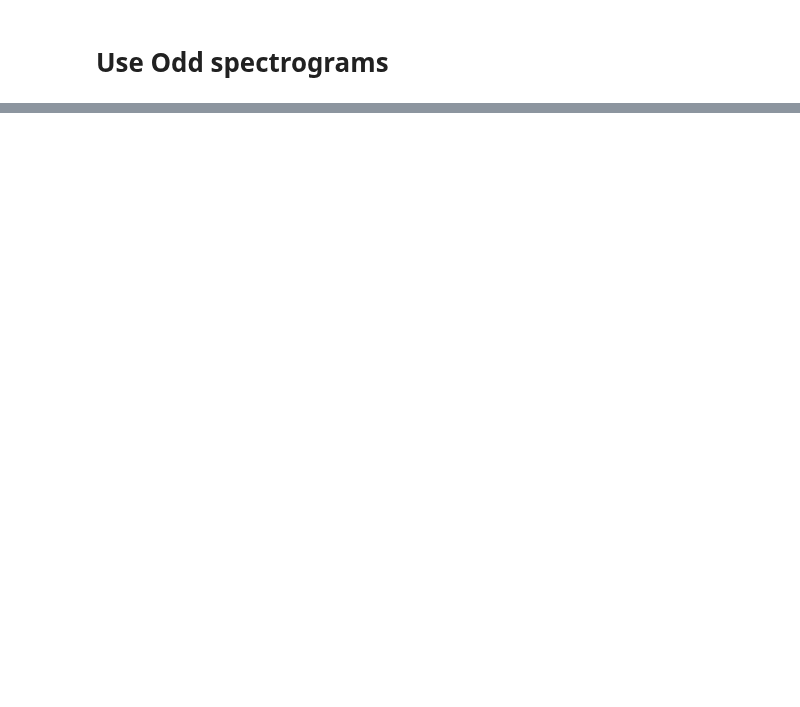
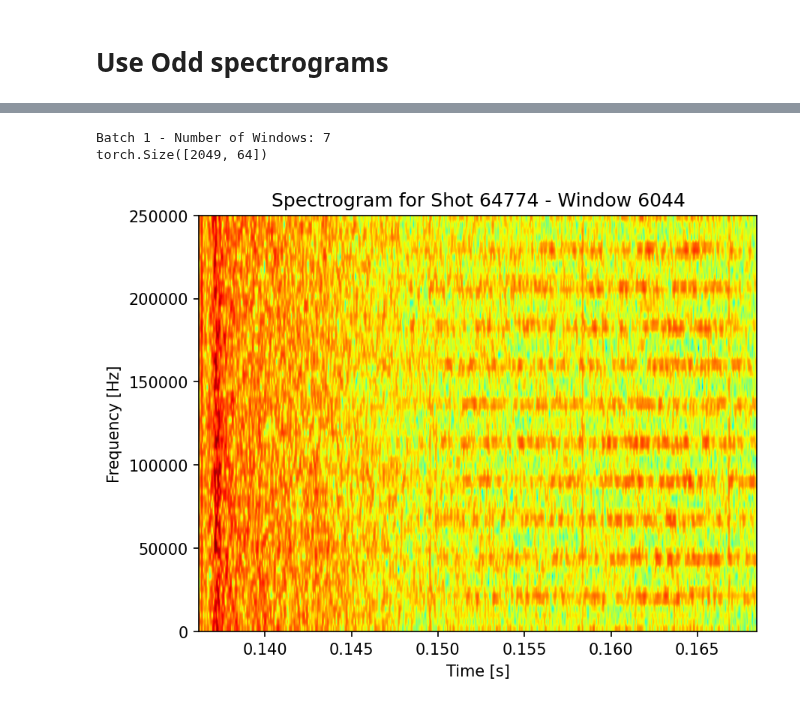
Before and after one commit to CS-433/ml-project-2-ml-sonidito, a Jupyter notebook: Data_Loading.ipynb, the cells around one changed output, grey strips where cells are left out. Saved outputs shown, nothing was run; the diff lists cells and outputs as text; code cells hidden in the pictures; blank space fills up the shorter version.

```diff
--- a/Data_Loading.ipynb
+++ b/Data_Loading.ipynb
@@ -166,9 +161,0 @@ plot_spectrogram(random_sample["window_odd"], title = "Random window (even frequ
-# %%
-data_shot = load_shot(random_sample['shotno'], DATA_PATH, FILE_EXT)
-
-# Extracting inputs
-inputs = data_shot["x"]["spectrogram"]
-spec_even = inputs["EvenN"]
-spec_odd = inputs["OddN"]
-f = inputs["frequency"]
-t = inputs["time"]
@@ -176,0 +162,12 @@ plot_spectrogram(spec_even, "Even N", t, f)
+# %%
+# Iterate through the dataloader
+for idx, batch in enumerate(dataloader):
+    #print(f"Batch {idx + 1} - Number of Windows: {len(batch)}")
+    #print(batch)
+    #break
+
+    # Plot the spectrogram for the first window in the batch
+    for key, window_dict in batch.items():
+        print(idx, window_dict.shape) # Sizes are correct
+
+    break  # Break after plotting the first window
@@ -176,0 +182,18 @@ plot_spectrogram(spec_even, "Even N", t, f)
+# %%
+# Iterate through the DataLoader and plot the first element of the first batch
+for idx, batch in enumerate(dataloader):
+    print(f"Batch {idx + 1} - Number of Windows: {len(batch)}")
+    print(batch['window_odd'][0].shape)
+
+    plot_spectrogram(
+    batch['window_odd'][1],
+    f"Spectrogram for Shot {batch['shotno'][1]} - Window {batch['unique_id'][1]}",
+    batch['time'][1],
+    batch['frequency'][1]
+    )
+
+    break  # Break after plotting the first window
+# %% [output]
+Batch 1 - Number of Windows: 7
+torch.Size([2049, 64])
+[figure, added]
```
Also changed, not shown: parts of 10 cells of this notebook.
